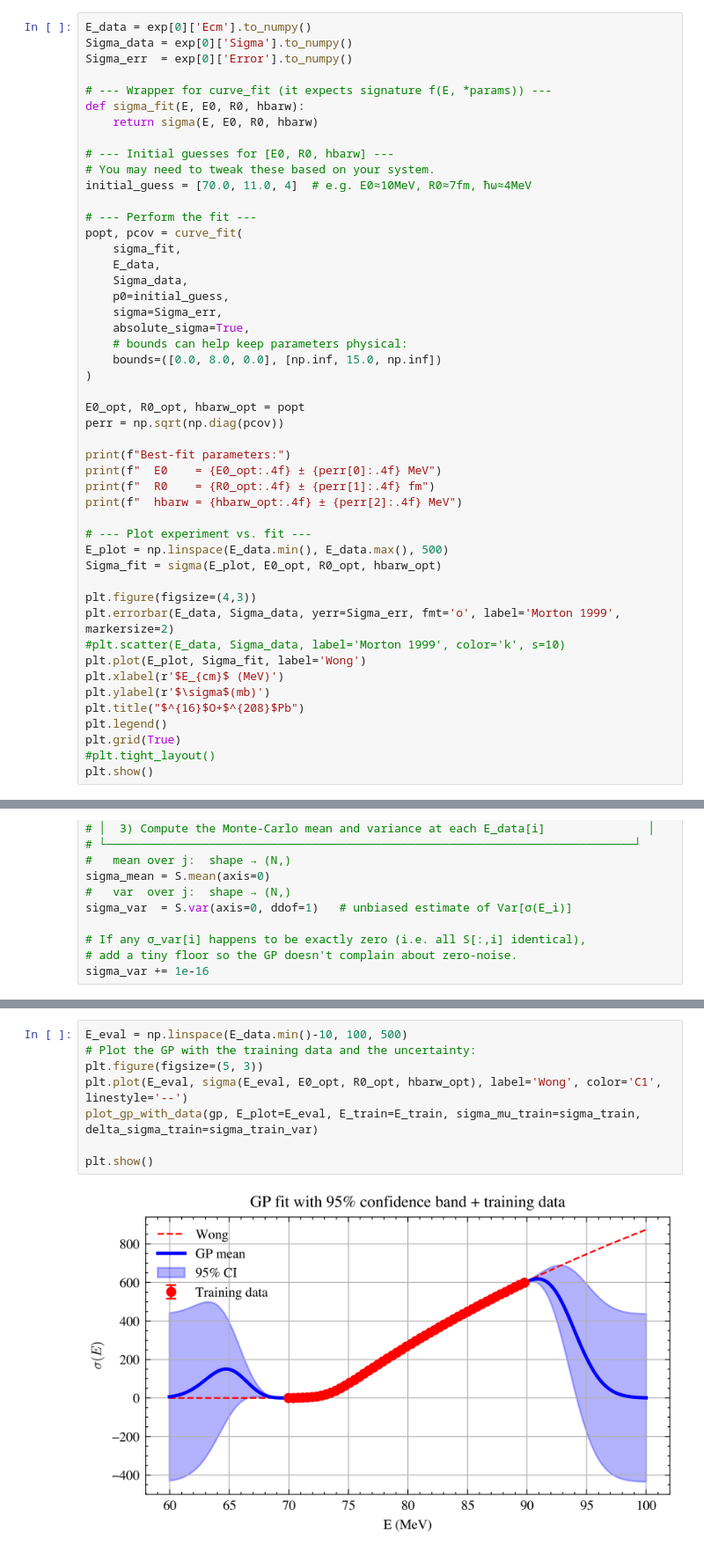
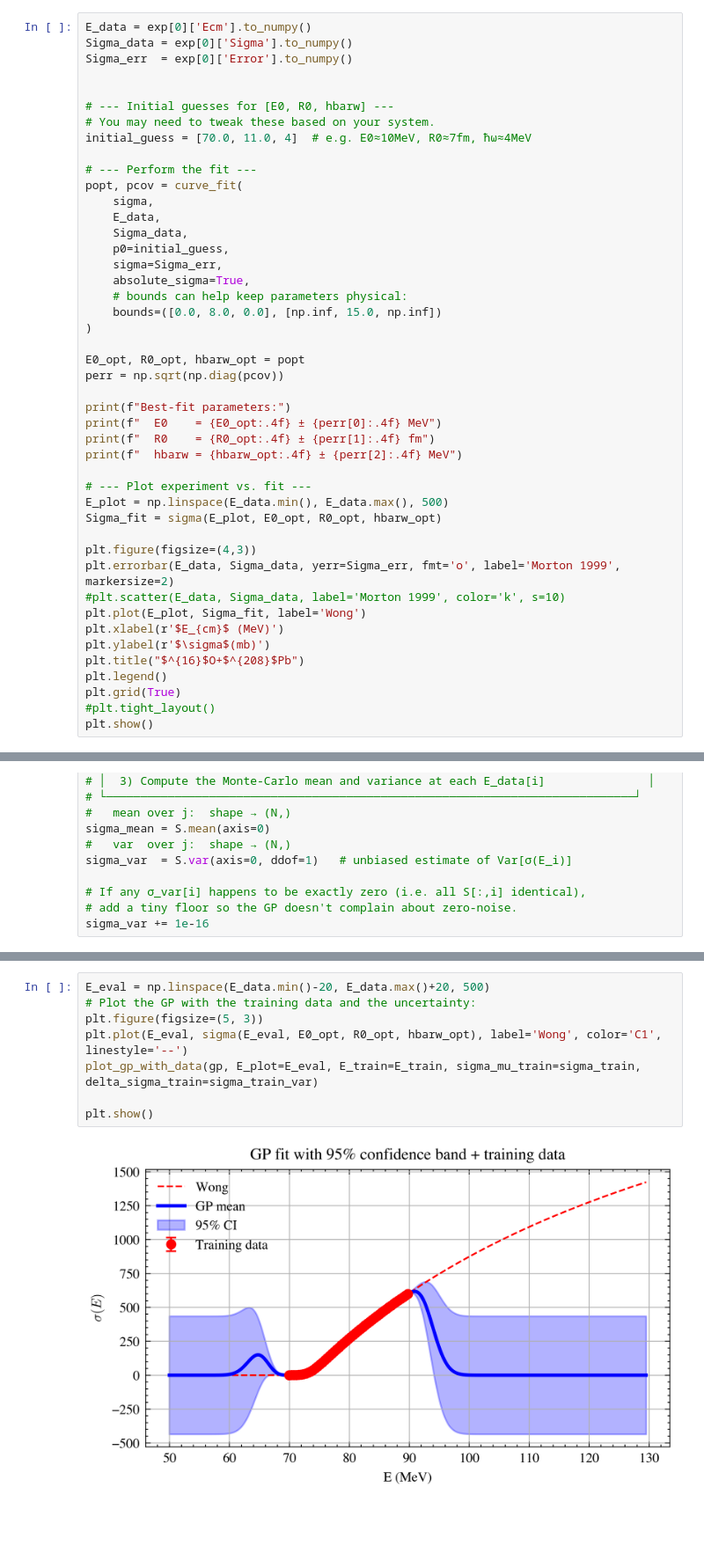
Before and after one commit to aaron-philip/barrier-extraction, a Jupyter notebook: Morton1999.ipynb, the cells around one changed output, grey strips where cells are left out. Shown at 88% size. Saved outputs shown, nothing was run; the diff lists cells and outputs as text; blank space fills up the shorter version.

```diff
--- a/Morton1999.ipynb
+++ b/Morton1999.ipynb
@@ -50,9 +44,6 @@ E_data = exp[0]['Ecm'].to_numpy()
 Sigma_data = exp[0]['Sigma'].to_numpy()
 Sigma_err  = exp[0]['Error'].to_numpy()
 
-# --- Wrapper for curve_fit (it expects signature f(E, *params)) ---
-def sigma_fit(E, E0, R0, hbarw):
-    return sigma(E, E0, R0, hbarw)
 
 # --- Initial guesses for [E0, R0, hbarw] ---
 # You may need to tweak these based on your system.
@@ -60,7 +51,7 @@ initial_guess = [70.0, 11.0, 4]  # e.g. E0≈10MeV, R0≈7fm, ħω≈4MeV
 
 # --- Perform the fit ---
 popt, pcov = curve_fit(
-    sigma_fit,
+    sigma,
     E_data,
     Sigma_data,
     p0=initial_guess,
@@ -221,11 +263,11 @@ Increase the number of iterations (max_iter) or scale the data as shown in:
 # %%
-E_eval = np.linspace(E_data.min()-10, 100, 500)
+E_eval = np.linspace(E_data.min()-20, E_data.max()+20, 500)
 # Plot the GP with the training data and the uncertainty:
 plt.figure(figsize=(5, 3))
 plt.plot(E_eval, sigma(E_eval, E0_opt, R0_opt, hbarw_opt), label='Wong', color='C1', linestyle='--')
 plot_gp_with_data(gp, E_plot=E_eval, E_train=E_train, sigma_mu_train=sigma_train, delta_sigma_train=sigma_train_var)
 
 plt.show()
 # %% [output]
-[figure, old version]
+[figure, new version]
 # %%
```
Also changed, not shown: parts of 17 cells of this notebook, 2 other files.
